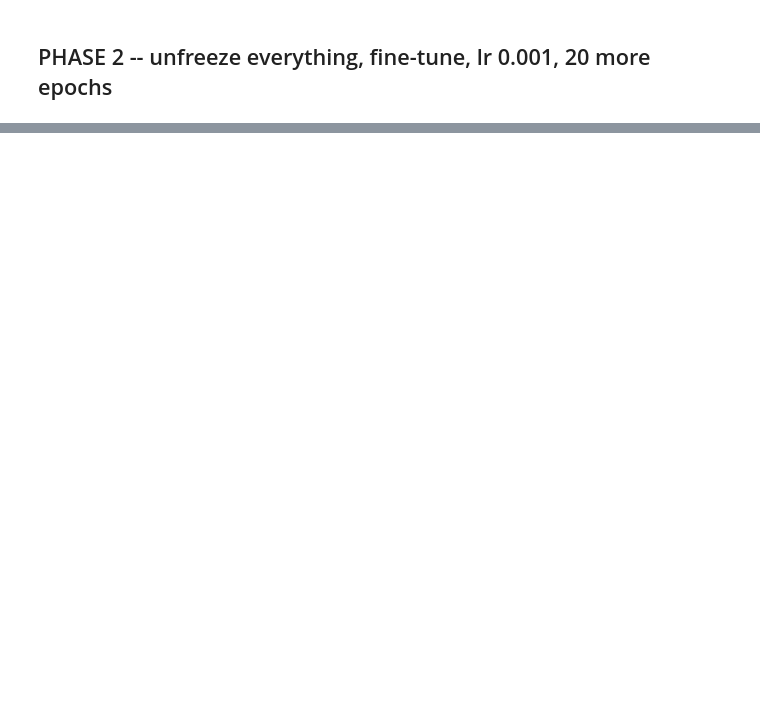
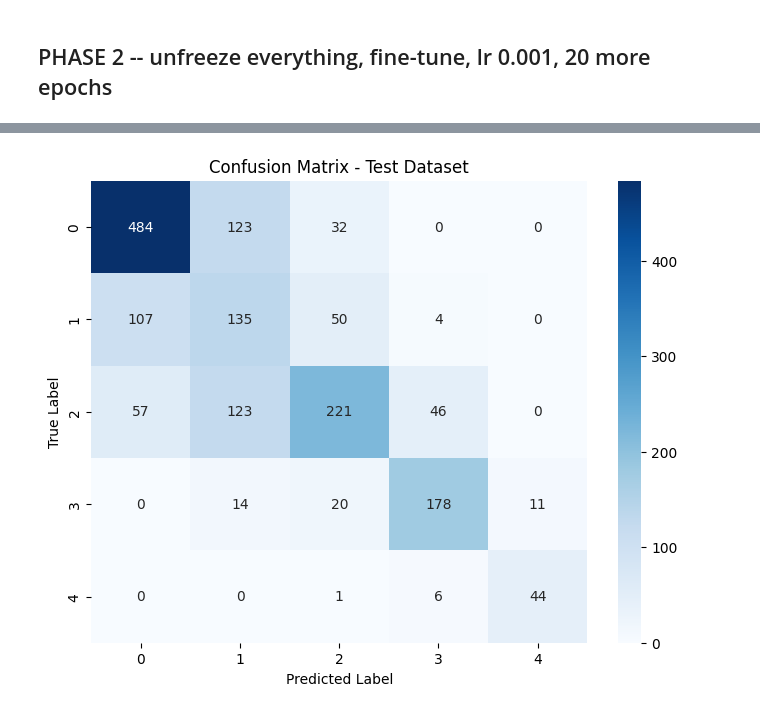
Before and after one commit to famub/2026-GP1-02, a Jupyter notebook: newDense.ipynb, the cells around one changed output, grey strips where cells are left out. Drawn from its saved outputs; the diff is of its cells as text; code cells hidden in the pictures; blank space fills up the shorter version.

Commit message:
enhanced confusion matrix

```diff
--- a/newDense.ipynb
+++ b/newDense.ipynb
@@ -414,0 +431,42 @@ KeyboardInterrupt:
+# %%
+import torch
+import numpy as np
+import matplotlib.pyplot as plt
+import seaborn as sns
+from sklearn.metrics import confusion_matrix
+
+# Put model in evaluation mode
+model.eval()
+all_preds = []
+all_labels = []
+
+# Get predictions on test set
+with torch.inference_mode():
+    for inputs, labels in test_loader:
+        inputs = inputs.to(device)
+        outputs = model(inputs)
+        preds = outputs.argmax(dim=1).cpu().numpy()
+
+        all_preds.extend(preds)
+        all_labels.extend(labels.numpy())
+
+# Compute confusion matrix
+cm = confusion_matrix(all_labels, all_preds)
+class_names = train.classes
+
+# Plot confusion matrix
+plt.figure(figsize=(8, 6))
+sns.heatmap(
+    cm,
+    annot=True,
+    fmt='d',
+    cmap='Blues',
+    xticklabels=class_names,
+    yticklabels=class_names
+)
+plt.title('Confusion Matrix - Test Dataset')
+plt.ylabel('True Label')
+plt.xlabel('Predicted Label')
+plt.show()
+# %% [output]
+[figure, added]
```
Also changed, not shown: parts of 4 cells of this notebook.
